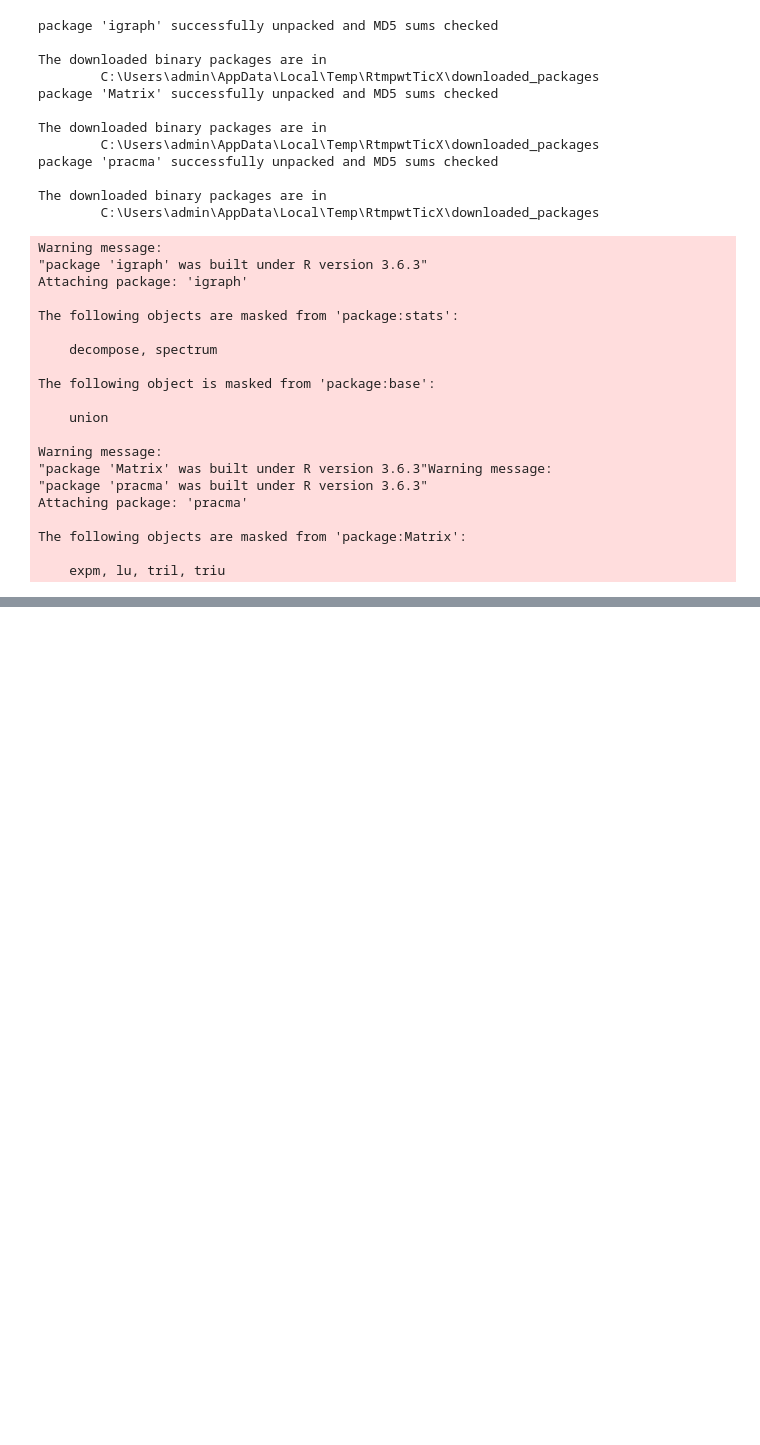
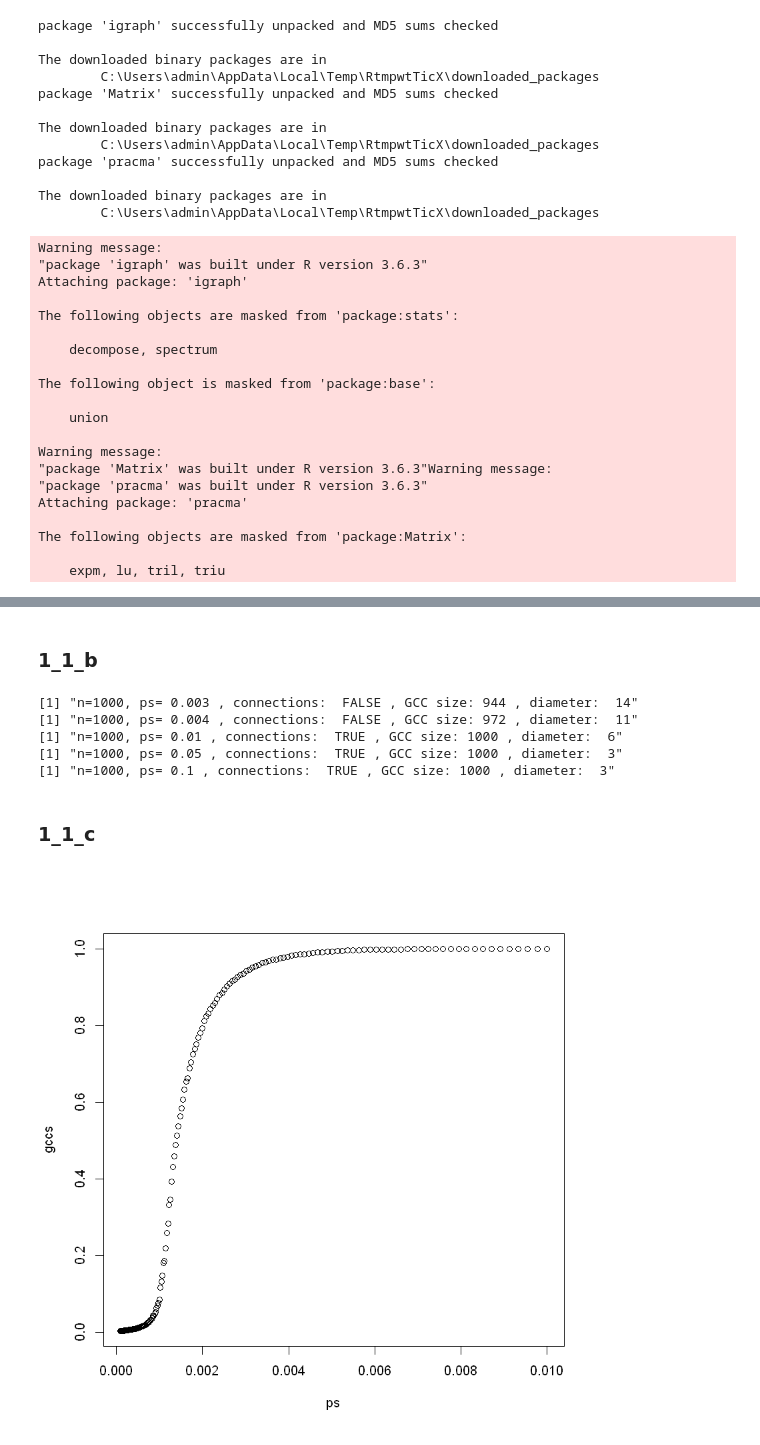
Before and after one commit to timeparadogs/ECE-232, a Jupyter notebook: p1/Project1_Part1.ipynb, the cells around one changed output, grey strips where cells are left out. Drawn from its saved outputs; the diff is of its cells as text; code cells hidden in the pictures; blank space fills up the shorter version.

```diff
--- a/p1/Project1_Part1.ipynb
+++ b/p1/Project1_Part1.ipynb
@@ -47,0 +75,32 @@ degree_distribution(g)
+# %% [markdown]
+### 1_1_b
+# %%
+for(i in 1:length(ps)){
+    print(paste('n=1000, ps=', ps[i],
+                ', connections: ', is_connected(gs[[i]]),
+                ', GCC size:', max(components(gs[[i]])$csize),
+                ', diameter: ', diameter(gs[[i]])))
+}
+# %% [output]
+[1] "n=1000, ps= 0.003 , connections:  FALSE , GCC size: 944 , diameter:  14"
+[1] "n=1000, ps= 0.004 , connections:  FALSE , GCC size: 972 , diameter:  11"
+[1] "n=1000, ps= 0.01 , connections:  TRUE , GCC size: 1000 , diameter:  6"
+[1] "n=1000, ps= 0.05 , connections:  TRUE , GCC size: 1000 , diameter:  3"
+[1] "n=1000, ps= 0.1 , connections:  TRUE , GCC size: 1000 , diameter:  3"
+# %% [markdown]
+### 1_1_c
+# %%
+n <- 200
+ps <- 10^(- 4 + (1:n)/100)
+gccs <- ps*0
+for(i in 1:n){
+    tmp_gcc = zeros(1,100)
+    for(j in 1:100){
+        g <- sample_gnp(n=1000, p=ps[i], directed = FALSE, loops = FALSE)
+        tmp_gcc[j] <- max(components(g)$csize)
+    }
+    gccs[i] <- mean(tmp_gcc)/1000
+}
+plot(ps, gccs)
+# %% [output]
+[figure, added]
```
Also changed, not shown: parts of 25 cells of this notebook.
